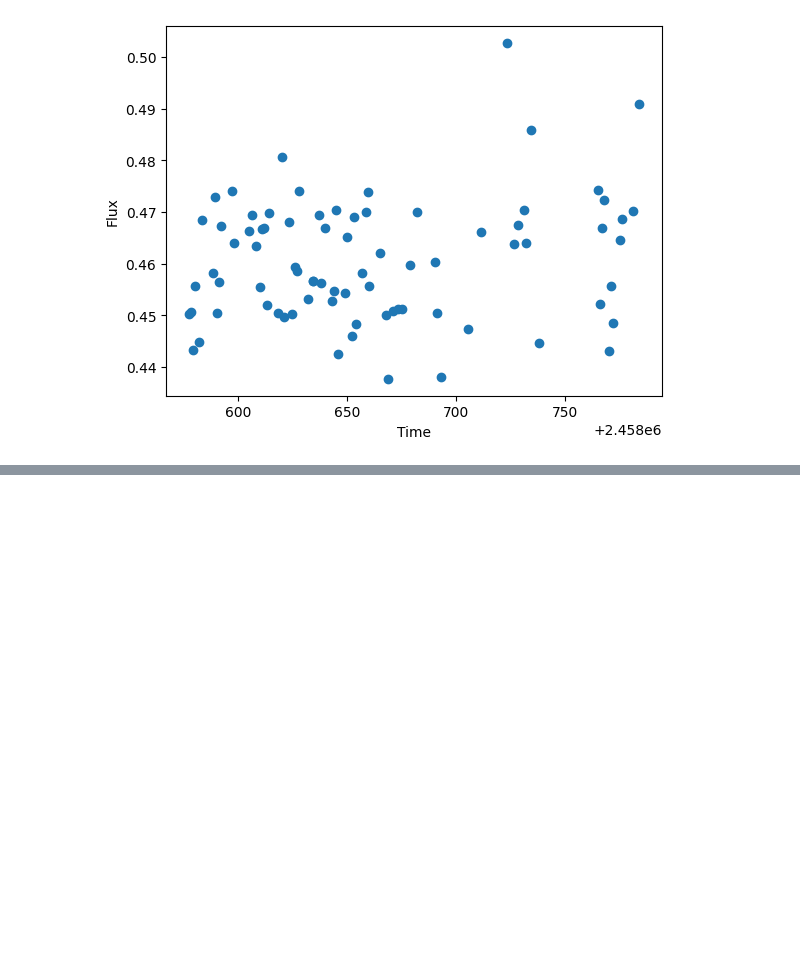
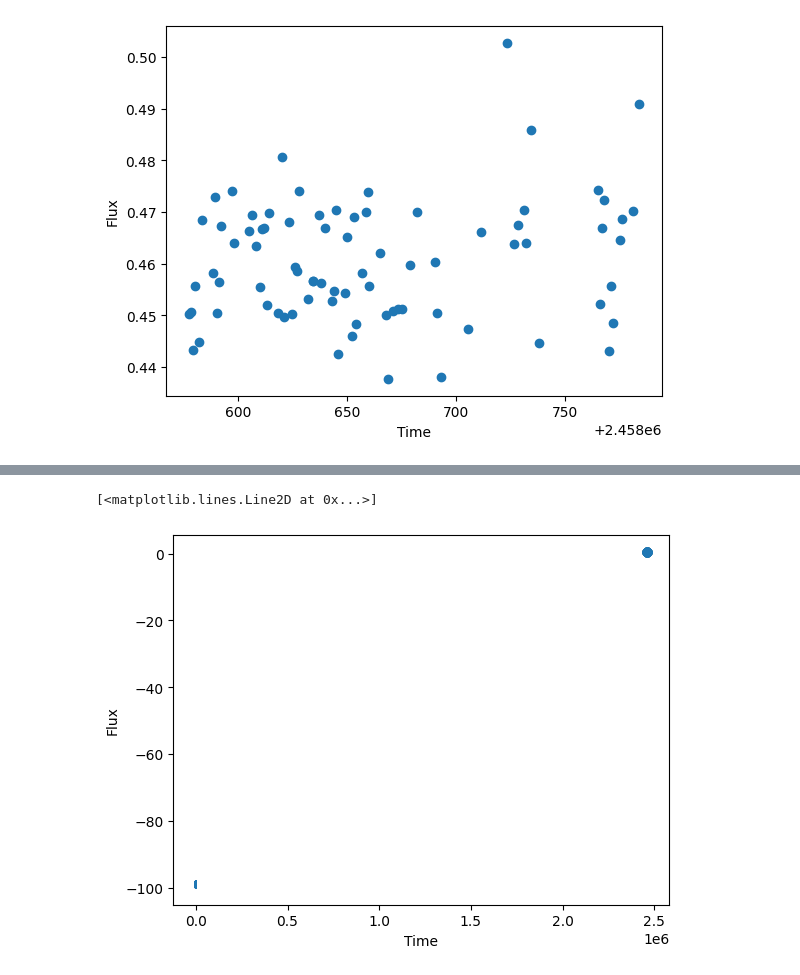
Before and after one commit to williamlee8ucb/GWAM_Lomb_Scargle, a Jupyter notebook: LS_Testing.ipynb, the cells around one changed output, grey strips where cells are left out. Saved outputs shown, nothing was run; the diff lists cells and outputs as text; code cells hidden in the pictures; blank space fills up the shorter version.

```diff
--- a/LS_Testing.ipynb
+++ b/LS_Testing.ipynb
@@ -85,0 +236,19 @@ dropped.where(df['av_rel_flux T1'] > .575).dropna()
+# %%
+dropped = df.drop([30,63]) # use this one
+dropped.where(df['JD_UTC'] < 2.4e6).dropna()
+
+time = dropped['JD_UTC']
+flux = dropped['av_rel_flux T1']
+error = dropped['std_T1']
+plt.scatter(time, flux)
+plt.xlabel('Time')
+plt.ylabel('Flux')
+
+
+# Curve fit with pandas instead of
+
+dropped.where(df['av_rel_flux T1'] > .575).dropna()
+plt.plot(sine(1, -99.10665024, -85.56014721, -99.10661525, time))
+# %% [output]
+[<matplotlib.lines.Line2D at 0x...>]
+[figure, added]
```
Also changed, not shown: parts of 23 cells of this notebook, 2 other files.
